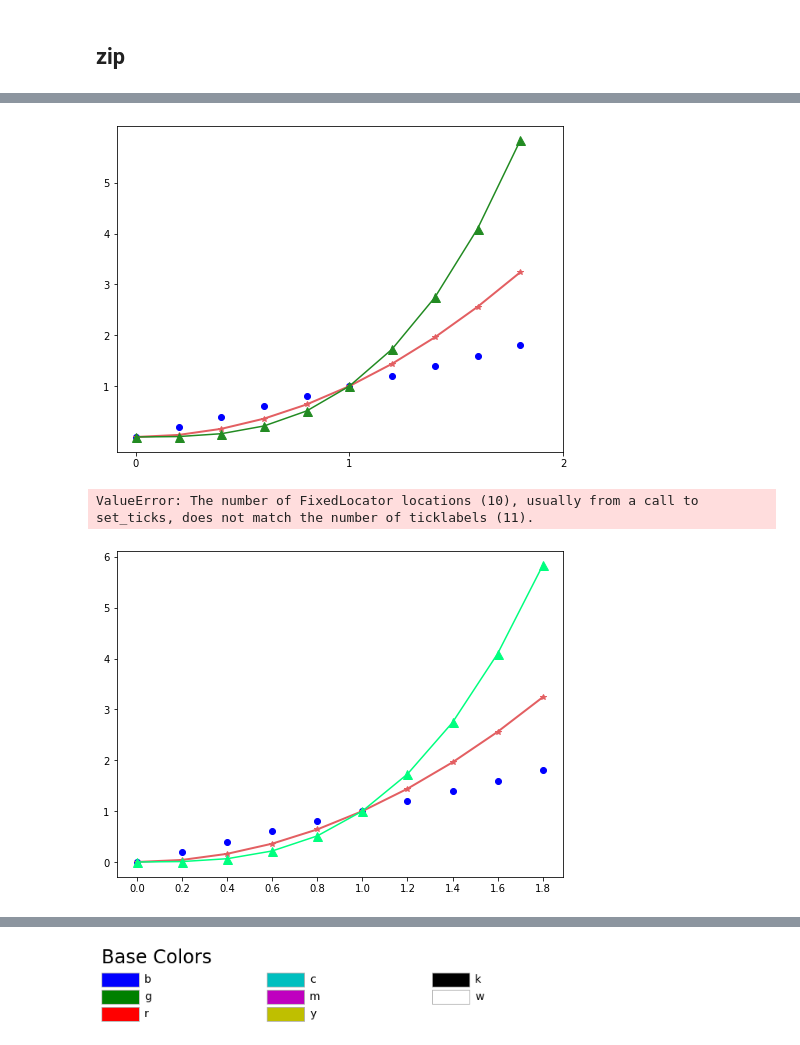
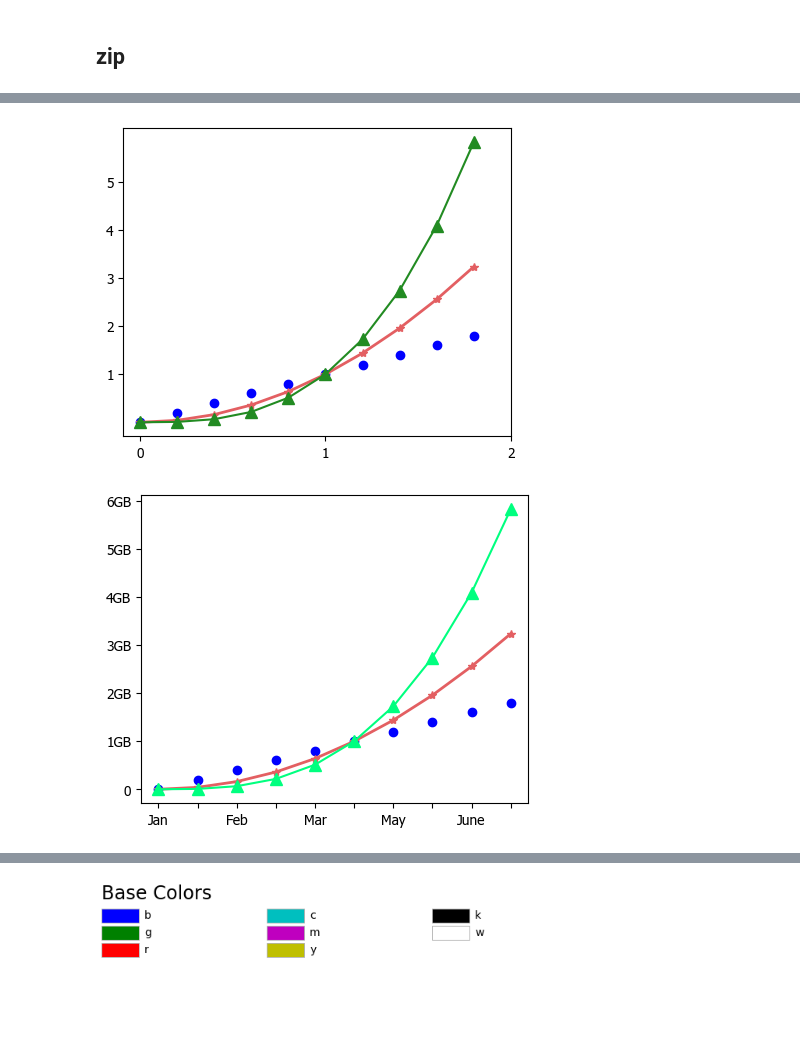
Before and after one commit to blee8/Clogging, a Jupyter notebook: 09_Reference/python_gra.ipynb, the cells around one changed output, grey strips where cells are left out. Cells and saved outputs as stored; diff of their text form; code cells hidden in the pictures; blank space fills up the shorter version.

```diff
--- a/09_Reference/python_gra.ipynb
+++ b/09_Reference/python_gra.ipynb
@@ -13,7 +13,7 @@ import pandas as pd
 import seaborn as sns
 import tensorflow as tf
 
-mpl.rcParams['figure.figsize'] = (8, 6)
+mpl.rcParams['figure.figsize'] = (5, 4)
 mpl.rcParams['axes.grid'] = False
 
 
@@ -132,0 +342,22 @@ for i,j in zip(range(1,3),lstdata) :
+# %%
+from matplotlib import rcParams
+rcParams['font.family'] = 'sans-serif'
+rcParams['font.sans-serif'] = ['Verdana']
+import matplotlib.pyplot as plt
+
+rcParams['font.sans-serif'] = ['Tahoma', 'DejaVu Sans',
+                               'Lucida Grande', 'Verdana']
+
+rcParams['font.family'] = 'sans-serif'
+
+
+fig, ax = plt.subplots(figsize=(10,5))
+ax.plot([1, 2, 3], label='test')
+
+ax.legend(fontsize=15)
+
+plt.xlabel('$Q$ (m)', fontsize=20)
+plt.ylabel('$IR$', fontsize=20)
+plt.tick_params(labelsize=19)
+
+plt.show()
@@ -132,0 +395,10 @@ for i,j in zip(range(1,3),lstdata) :
+# %%
+import matplotlib.pyplot as plt
+import seaborn as sns
+import pandas as pd
+import numpy as np
+
+sns.set_style()
+# %%
+sns.set_style("ticks", {"xtick.major.size":10,
+                        "ytick.major.size":36})
@@ -141,20 +454,20 @@ plt.yticks(np.arange(1, 6))
 
 plt.show()
 # %% [output]
-[figure, old version]
+[figure, new version]
 # %%
 a = np.arange(0, 2, 0.2)
 
 plt.plot(a, a, 'bo')
 plt.plot(a, a**2, color='#e35f62', marker='*', linewidth=2)
 plt.plot(a, a**3, color='springgreen', marker='^', markersize=9)
-plt.xticks(np.arange(0, 2, 0.2), labels=['Jan', '', 'Feb', '', 'Mar', '', 'May', '', 'June', '', 'July'])
+#plt.xticks(np.arange(0, 2, 0.2), labels=['Jan', '', 'Feb', '', 'Mar', '', 'May', '', 'June', '', 'July'])
+plt.xticks(np.arange(0, 2, 0.2), labels=['Jan', '', 'Feb', '', 'Mar', '', 'May', '', 'June',''])
 plt.yticks(np.arange(0, 7), ('0', '1GB', '2GB', '3GB', '4GB', '5GB', '6GB'))
 
 plt.show()
 # %% [output]
-ValueError: The number of FixedLocator locations (10), usually from a call to set_ticks, does not match the number of ticklabels (11).
-[figure, old version]
+[figure, new version]
 # %%
 x=[1,2,3,4,5,7]
 y=[2,1,6,4,8,5]
```
Also changed, not shown: parts of 104 cells of this notebook, 10 other files.
